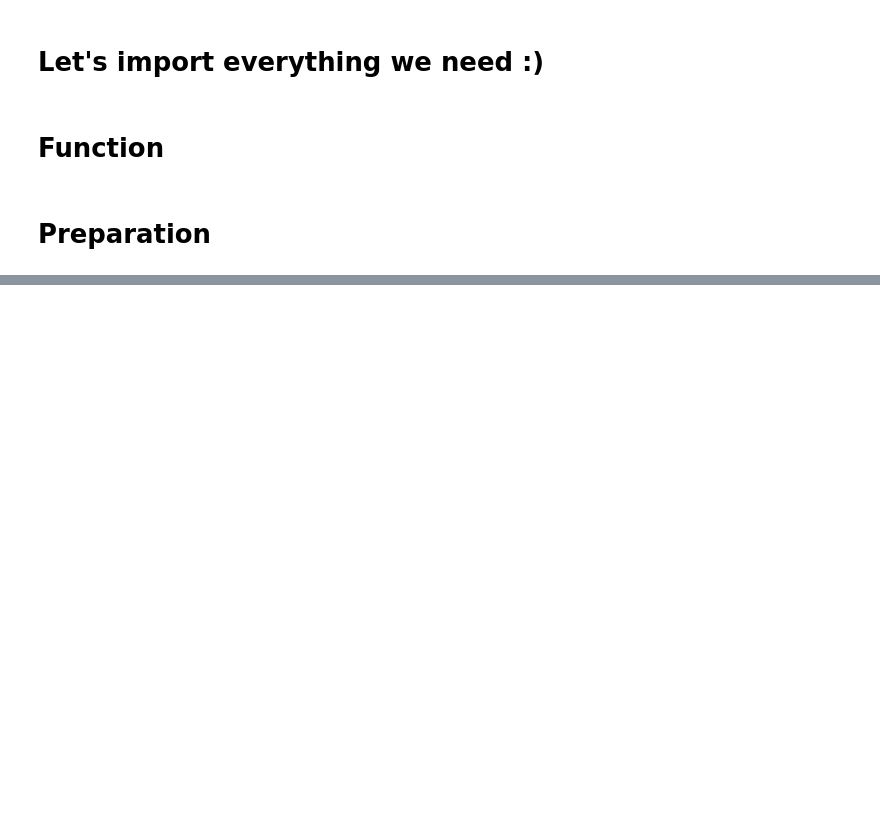
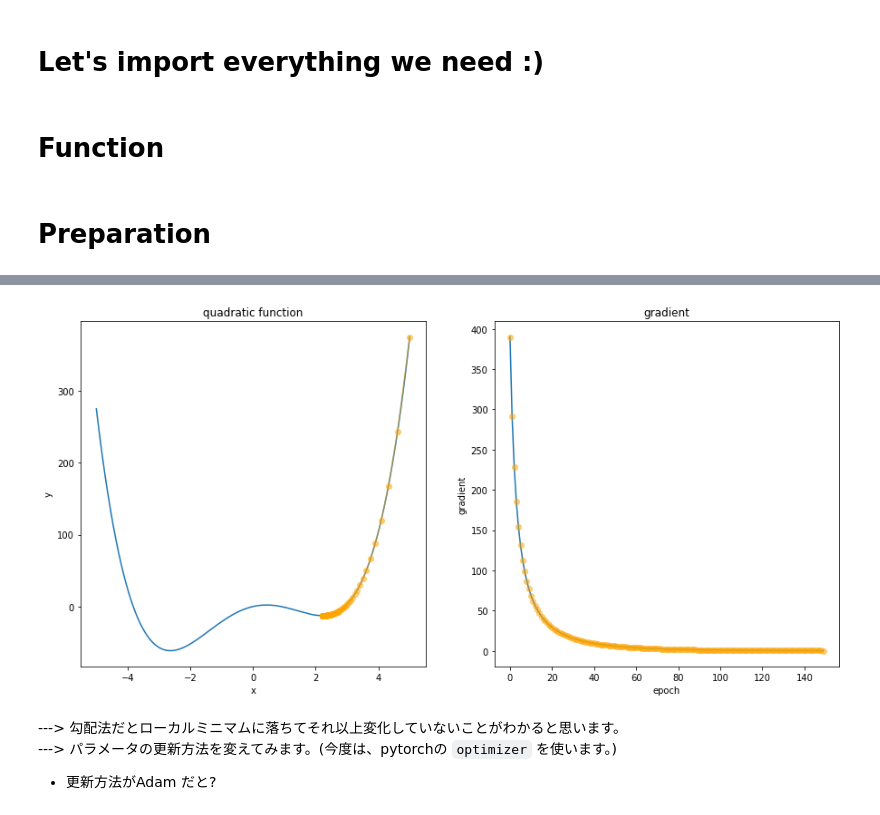
Before and after one commit to fkubota/sound-ML-tutorial, a Jupyter notebook: 080_pytorch.ipynb, the cells around one changed output, grey strips where cells are left out. Saved outputs shown, nothing was run; the diff lists cells and outputs as text; code cells hidden in the pictures; blank space fills up the shorter version.

Commit message:
at pytorch, update

```diff
--- a/080_pytorch.ipynb
+++ b/080_pytorch.ipynb
@@ -42,0 +103,40 @@ X_train, X_valid, y_train, y_valid = train_test_split(X, y, test_size=0.33, rand
+# %%
+def quartic_function(x):
+    return x**4 - 12*x**2 + 10*x
+# %%
+# init
+x_init = 5
+n_epoch = 150
+lr = 0.001  # learning_rate
+
+# 初期値を定義
+x = torch.tensor([float(x_init)], requires_grad=True)
+x_list = []
+grad_list = []
+
+# train
+for epoch in range(n_epoch):
+    y = quartic_function(x)
+    y.backward()
+    x_list.append(float(x))
+    grad_list.append(float(x.grad))
+
+    # パラメータ(x)更新(更新方法は勾配法)
+    with torch.no_grad():
+        x = x - lr*x.grad
+    x.requires_grad = True
+# %%
+# plot
+_x = np.arange(-x_init, x_init+0.01, 0.01)
+_y = quartic_function(_x)
+x_list = np.array(x_list)
+y_list = quartic_function(x_list)
+
+grad_plot(_x, _y, x_list, y_list)
+# %% [output]
+[figure, added]
+# %% [markdown]
+---> 勾配法だとローカルミニマムに落ちてそれ以上変化していないことがわかると思います。
+---> パラメータの更新方法を変えてみます。(今度は、pytorchの `optimizer` を使います。)
+
+- 更新方法がAdam だと?
```
Also changed, not shown: parts of 20 cells of this notebook.
